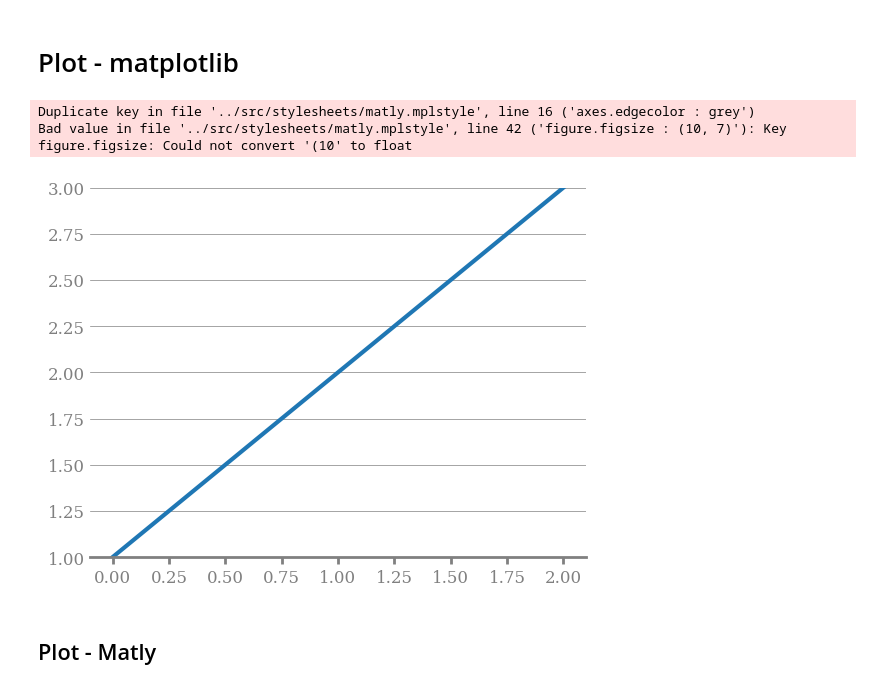
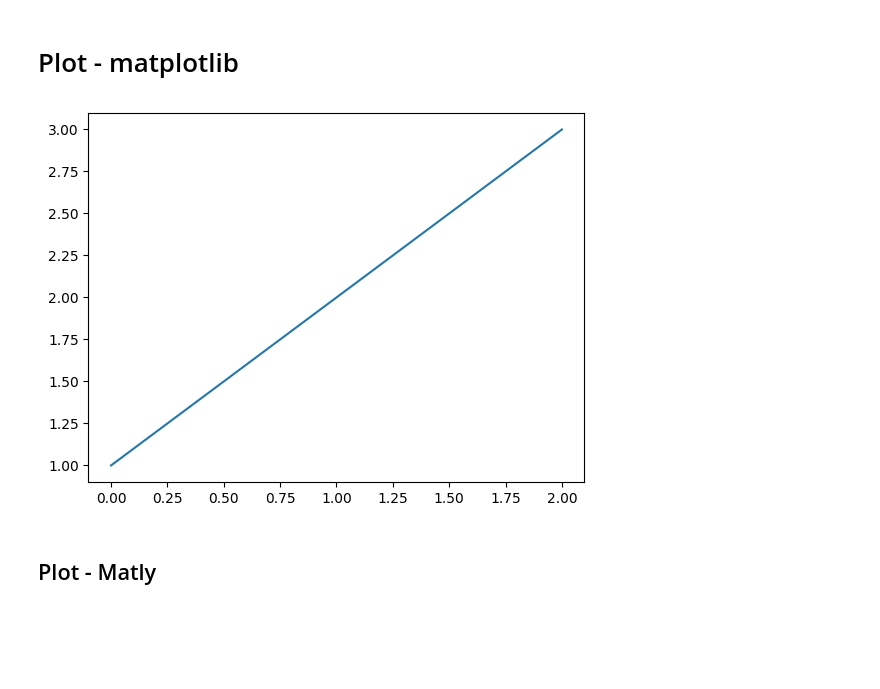
Before and after one commit to drmattcrooks/matly, a Jupyter notebook: notebooks/rcparams_tests.ipynb, the cells around one changed output. Drawn from its saved outputs; the diff is of its cells as text; code cells hidden in the pictures; blank space fills up the shorter version.

Commit message:
checking plot works

```diff
--- a/notebooks/rcparams_tests.ipynb
+++ b/notebooks/rcparams_tests.ipynb
@@ -13,17 +13,15 @@ import matly.pyplot as plt
 # Plot - matplotlib
 # %%
 from matplotlib import rcParams
-rcParams['axes.labelsize'] = 1
+# rcParams['axes.labelsize'] = 1
 # %%
 import matplotlib.pyplot as plt
 
-plt.style.use("../src/stylesheets/matly.mplstyle")
+plt.style.use("../src/stylesheets/matplotlib.mplstyle")
 f, ax = plt.subplots(1, 1)
 ax.plot([1, 2, 3])
 f.show()
 # %% [output]
-Duplicate key in file '../src/stylesheets/matly.mplstyle', line 16 ('axes.edgecolor : grey')
-Bad value in file '../src/stylesheets/matly.mplstyle', line 42 ('figure.figsize : (10, 7)'): Key figure.figsize: Could not convert '(10' to float
-[figure, old version]
+[figure, new version]
 # %% [markdown]
 ## Plot - Matly
```
Also changed, not shown: parts of 5 cells of this notebook.
